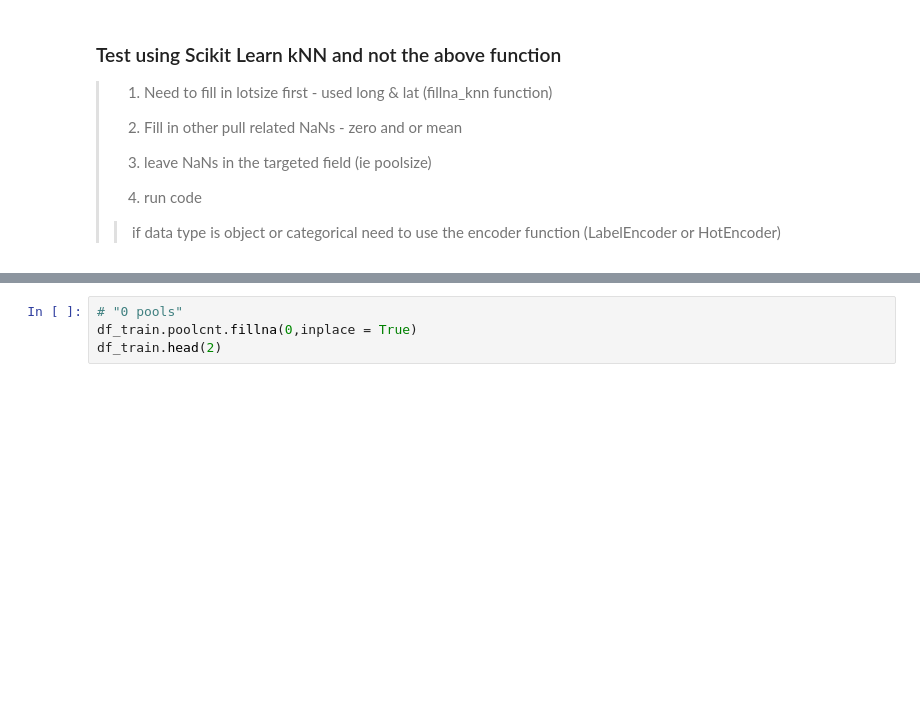
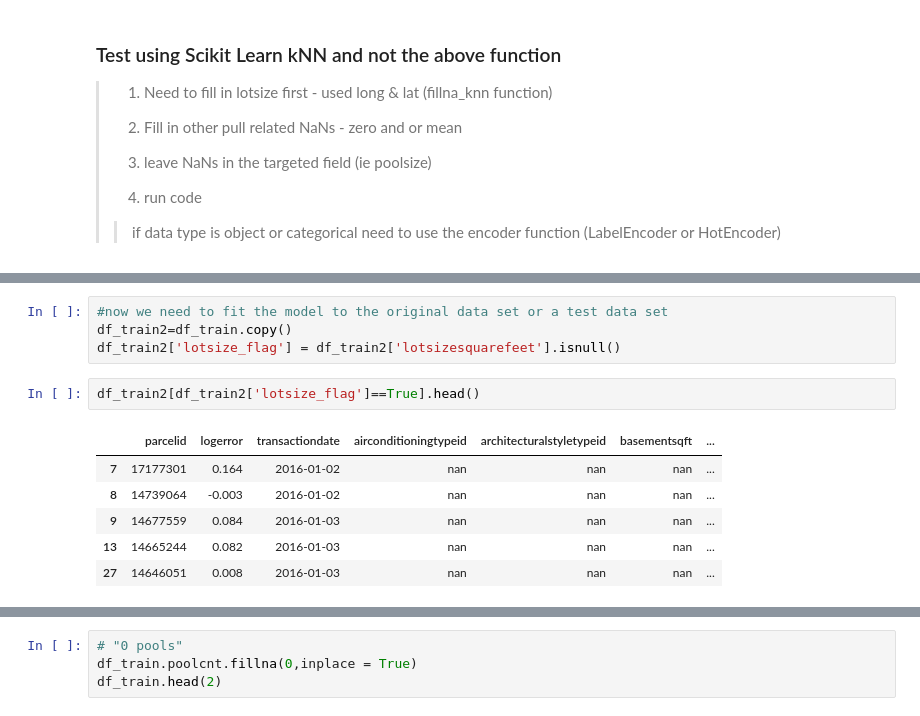
Before and after one commit to jmeyer502/smc_cap_zillow, a Jupyter notebook: Zillow-kNN imputation.ipynb, the cells around one changed output, grey strips where cells are left out. Drawn from its saved outputs; the diff is of its cells as text; blank space fills up the shorter version.

```diff
--- a/Zillow-kNN imputation.ipynb
+++ b/Zillow-kNN imputation.ipynb
@@ -330,0 +393,13 @@ fillna_knn( df = df_train,
+# %%
+#now we need to fit the model to the original data set or a test data set
+df_train2=df_train.copy()
+df_train2['lotsize_flag'] = df_train2['lotsizesquarefeet'].isnull()
+# %%
+df_train2[df_train2['lotsize_flag']==True].head()
+# %% [output]
+|  | parcelid | logerror | transactiondate | airconditioningtypeid | architecturalstyletypeid | basementsqft | ... |
+| 7 | 17177301 | 0.164 | 2016-01-02 | nan | nan | nan | ... |
+| 8 | 14739064 | -0.003 | 2016-01-02 | nan | nan | nan | ... |
+| 9 | 14677559 | 0.084 | 2016-01-03 | nan | nan | nan | ... |
+| 13 | 14665244 | 0.082 | 2016-01-03 | nan | nan | nan | ... |
+| 27 | 14646051 | 0.008 | 2016-01-03 | nan | nan | nan | ... |
```
Also changed, not shown: parts of 25 cells of this notebook.
